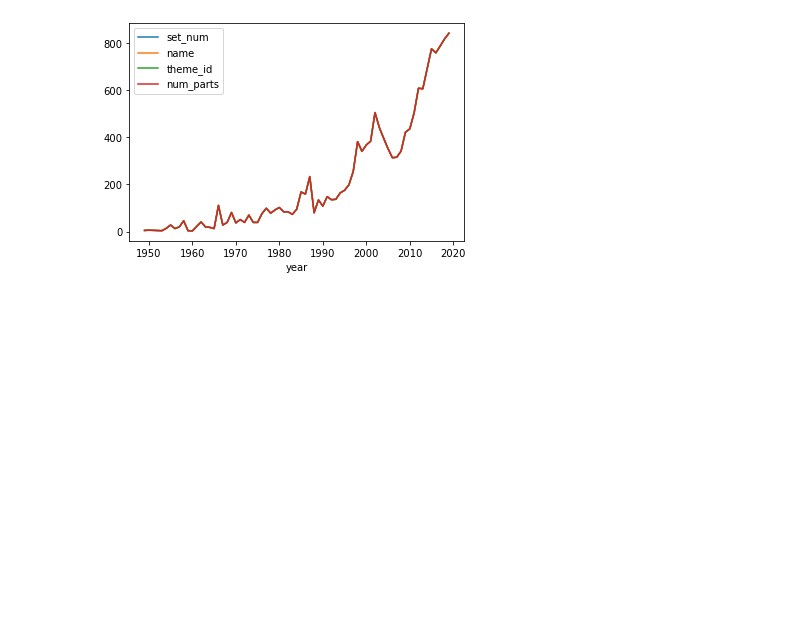
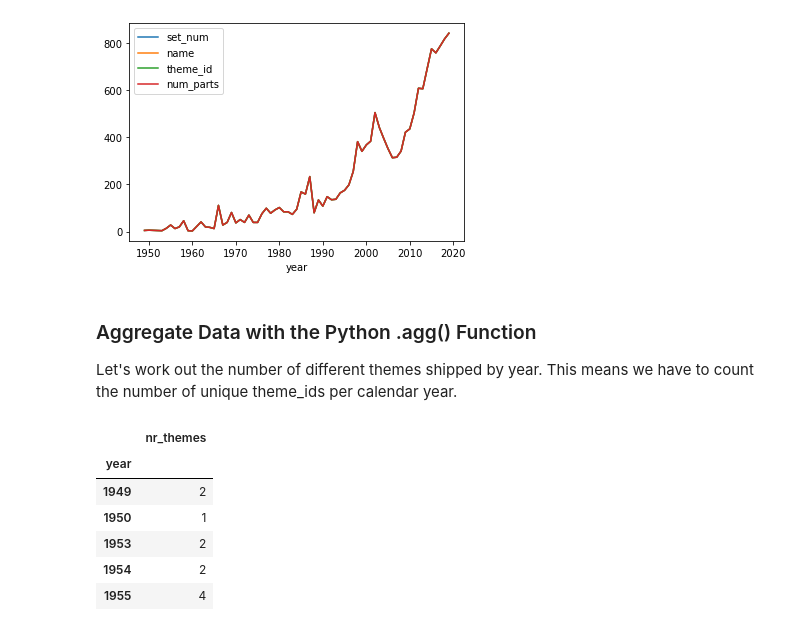
Before and after one commit to Joshua-Jenkins33/100DaysOfPython, a Jupyter notebook: 073_Day_73_Aggregate_and_Merge_Data_with_Pandas_LEGO_Dataset/LEGO.ipynb, the cells around one changed output. Cells and saved outputs as stored; diff of their text form; code cells hidden in the pictures; blank space fills up the shorter version.

Commit message:
Day 73; Using the agg function

```diff
--- a/073_Day_73_Aggregate_and_Merge_Data_with_Pandas_LEGO_Dataset/LEGO.ipynb
+++ b/073_Day_73_Aggregate_and_Merge_Data_with_Pandas_LEGO_Dataset/LEGO.ipynb
@@ -157,3 +157,19 @@ sets_by_year[0:-2].plot.line()
 # %% [output]
 <AxesSubplot:xlabel='year'>
 [figure]
+# %% [markdown]
+### Aggregate Data with the Python .agg() Function
+
+Let's work out the number of different themes shipped by year. This means we have to count the number of unique theme_ids per calendar year.
+# %%
+themes_by_year = sets.groupby('year').agg({'theme_id': pd.Series.nunique})
+themes_by_year.rename(columns = {'theme_id':'nr_themes'}, inplace=True)
+themes_by_year.head()
+# %% [output]
+|  | nr_themes |
+| year |  |
+| 1949 | 2 |
+| 1950 | 1 |
+| 1953 | 2 |
+| 1954 | 2 |
+| 1955 | 4 |
```
Also changed, not shown: parts of 3 cells of this notebook, 1 other file.
